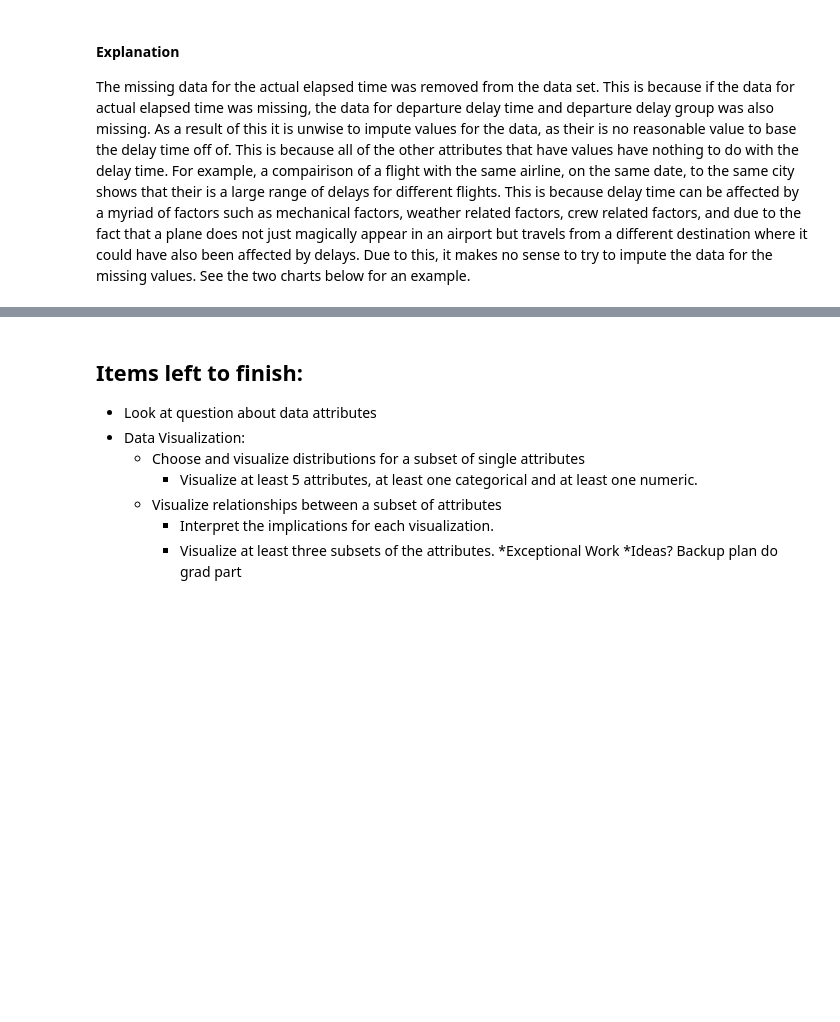
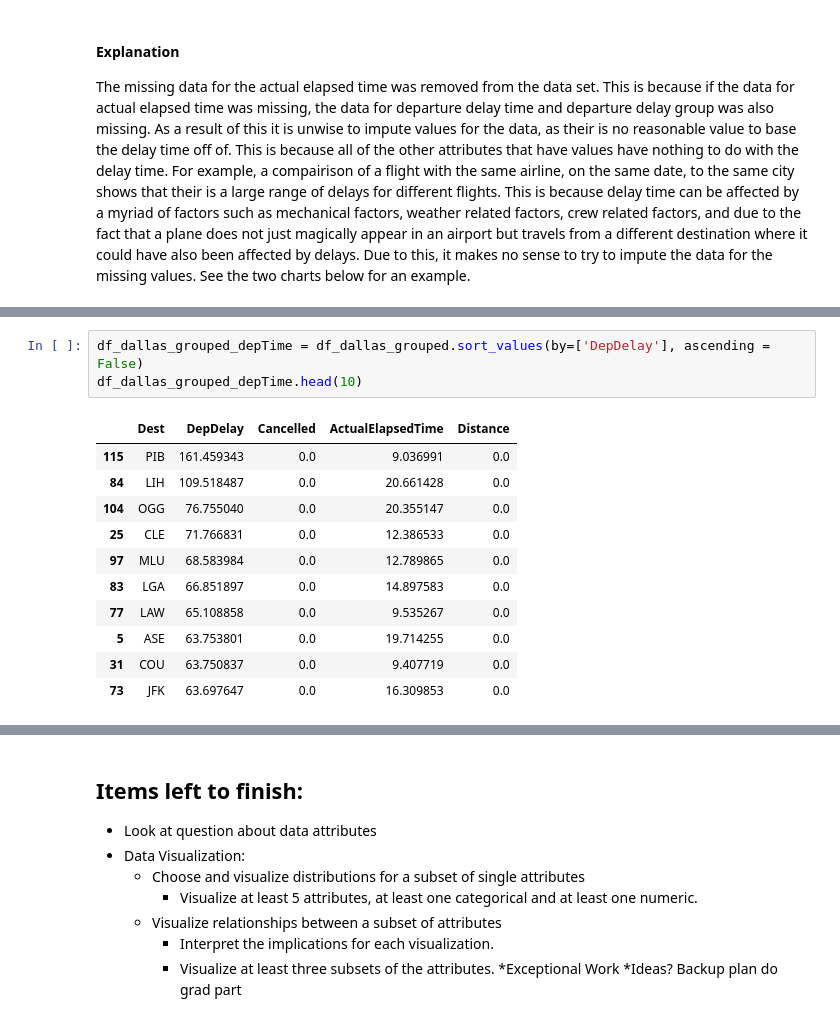
Before and after one commit to teresa201/MachineLearning, a Jupyter notebook: Lab1.ipynb, the cells around one changed output, grey strips where cells are left out. Saved outputs shown, nothing was run; the diff lists cells and outputs as text; blank space fills up the shorter version.

```diff
--- a/Lab1.ipynb
+++ b/Lab1.ipynb
@@ -278,0 +307,15 @@ df_dallas_atl_sorted.describe()
+# %%
+df_dallas_grouped_depTime = df_dallas_grouped.sort_values(by=['DepDelay'], ascending = False)
+df_dallas_grouped_depTime.head(10)
+# %% [output]
+|  | Dest | DepDelay | Cancelled | ActualElapsedTime | Distance |
+| 115 | PIB | 161.459343 | 0.0 | 9.036991 | 0.0 |
+| 84 | LIH | 109.518487 | 0.0 | 20.661428 | 0.0 |
+| 104 | OGG | 76.755040 | 0.0 | 20.355147 | 0.0 |
+| 25 | CLE | 71.766831 | 0.0 | 12.386533 | 0.0 |
+| 97 | MLU | 68.583984 | 0.0 | 12.789865 | 0.0 |
+| 83 | LGA | 66.851897 | 0.0 | 14.897583 | 0.0 |
+| 77 | LAW | 65.108858 | 0.0 | 9.535267 | 0.0 |
+| 5 | ASE | 63.753801 | 0.0 | 19.714255 | 0.0 |
+| 31 | COU | 63.750837 | 0.0 | 9.407719 | 0.0 |
+| 73 | JFK | 63.697647 | 0.0 | 16.309853 | 0.0 |
```
Also changed, not shown: parts of 10 cells of this notebook.
